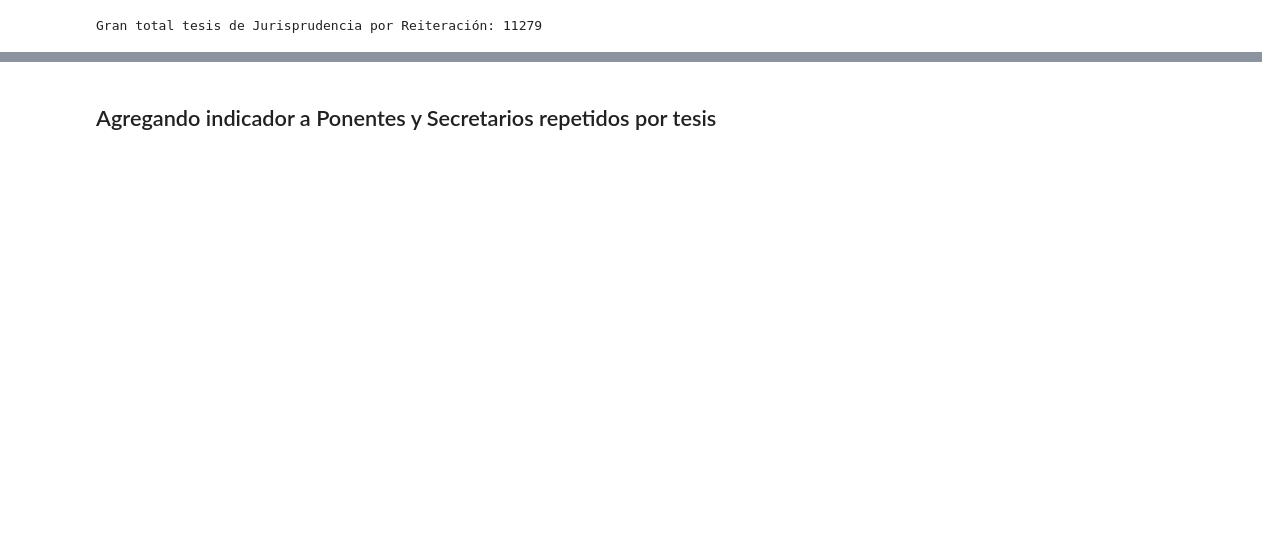
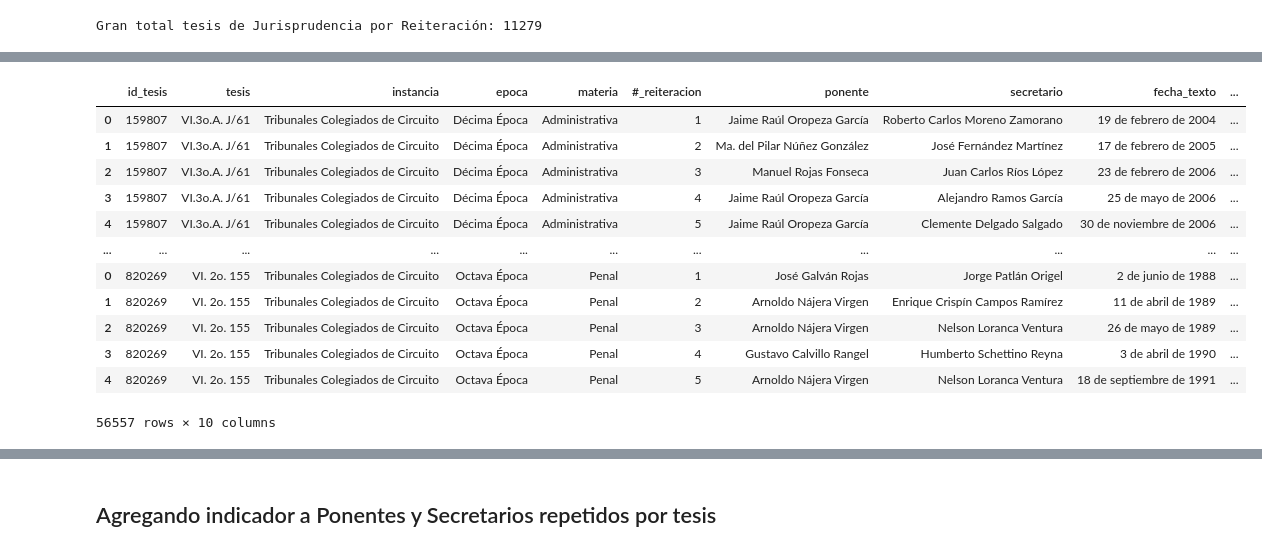
Before and after one commit to lecepe00/estancia_inv_MCD, a Jupyter notebook: notebooks/extraccion_datos.ipynb, the cells around one changed output, grey strips where cells are left out. Saved outputs shown, nothing was run; the diff lists cells and outputs as text; code cells hidden in the pictures; blank space fills up the shorter version.

```diff
--- a/notebooks/extraccion_datos.ipynb
+++ b/notebooks/extraccion_datos.ipynb
@@ -1431,0 +1471,26 @@ tesis_juris.describe()
+# %%
+tesis_juris = pd.DataFrame(tesis_juris_raw.sort_values(['id_tesis','fecha']).groupby('id_tesis').apply(lambda x: x))
+# %%
+orden_fecha = tesis_juris.sort_values(['id_tesis','fecha']).groupby('id_tesis').cumcount()+1
+# %%
+tesis_juris['orden_fecha'] = list(orden_fecha)
+# %%
+tesis_juris = tesis_juris.drop(columns=['#_reiteracion'])
+tesis_juris = tesis_juris.rename(columns={'orden_fecha':'#_reiteracion'})
+tesis_juris = tesis_juris[['id_tesis','tesis','instancia','epoca','materia','#_reiteracion','ponente','secretario','fecha_texto','fecha']]
+# %%
+tesis_juris
+# %% [output]
+|  | id_tesis | tesis | instancia | epoca | materia | #_reiteracion | ponente | secretario | fecha_texto | ... |
+| 0 | 159807 | VI.3o.A. J/61 | Tribunales Colegiados de Circuito | Décima Época | Administrativa | 1 | Jaime Raúl Oropeza García | Roberto Carlos Moreno Zamorano | 19 de febrero de 2004 | ... |
+| 1 | 159807 | VI.3o.A. J/61 | Tribunales Colegiados de Circuito | Décima Época | Administrativa | 2 | Ma. del Pilar Núñez González | José Fernández Martínez | 17 de febrero de 2005 | ... |
+| 2 | 159807 | VI.3o.A. J/61 | Tribunales Colegiados de Circuito | Décima Época | Administrativa | 3 | Manuel Rojas Fonseca | Juan Carlos Ríos López | 23 de febrero de 2006 | ... |
+| 3 | 159807 | VI.3o.A. J/61 | Tribunales Colegiados de Circuito | Décima Época | Administrativa | 4 | Jaime Raúl Oropeza García | Alejandro Ramos García | 25 de mayo de 2006 | ... |
+| 4 | 159807 | VI.3o.A. J/61 | Tribunales Colegiados de Circuito | Décima Época | Administrativa | 5 | Jaime Raúl Oropeza García | Clemente Delgado Salgado | 30 de noviembre de 2006 | ... |
+| ... | ... | ... | ... | ... | ... | ... | ... | ... | ... | ... |
+| 0 | 820269 | VI. 2o. 155 | Tribunales Colegiados de Circuito | Octava Época | Penal | 1 | José Galván Rojas | Jorge Patlán Origel | 2 de junio de 1988 | ... |
+| 1 | 820269 | VI. 2o. 155 | Tribunales Colegiados de Circuito | Octava Época | Penal | 2 | Arnoldo Nájera Virgen | Enrique Crispín Campos Ramírez | 11 de abril de 1989 | ... |
+| 2 | 820269 | VI. 2o. 155 | Tribunales Colegiados de Circuito | Octava Época | Penal | 3 | Arnoldo Nájera Virgen | Nelson Loranca Ventura | 26 de mayo de 1989 | ... |
+| 3 | 820269 | VI. 2o. 155 | Tribunales Colegiados de Circuito | Octava Época | Penal | 4 | Gustavo Calvillo Rangel | Humberto Schettino Reyna | 3 de abril de 1990 | ... |
+| 4 | 820269 | VI. 2o. 155 | Tribunales Colegiados de Circuito | Octava Época | Penal | 5 | Arnoldo Nájera Virgen | Nelson Loranca Ventura | 18 de septiembre de 1991 | ... |
+56557 rows × 10 columns
```
Also changed, not shown: parts of 30 cells of this notebook, 2 other files.
